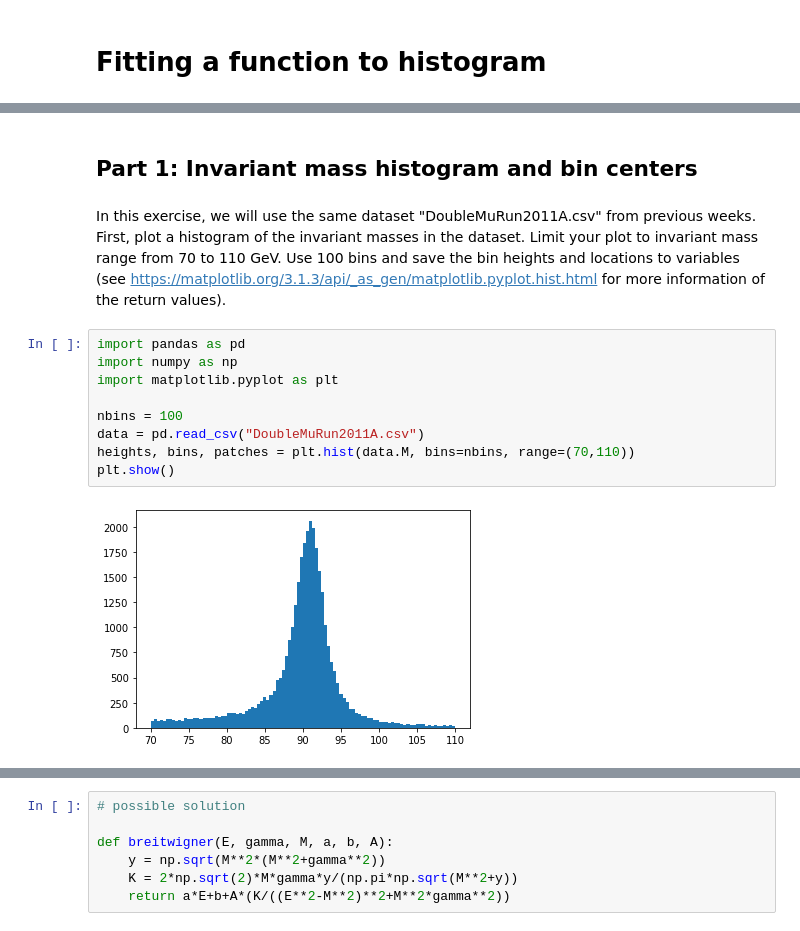
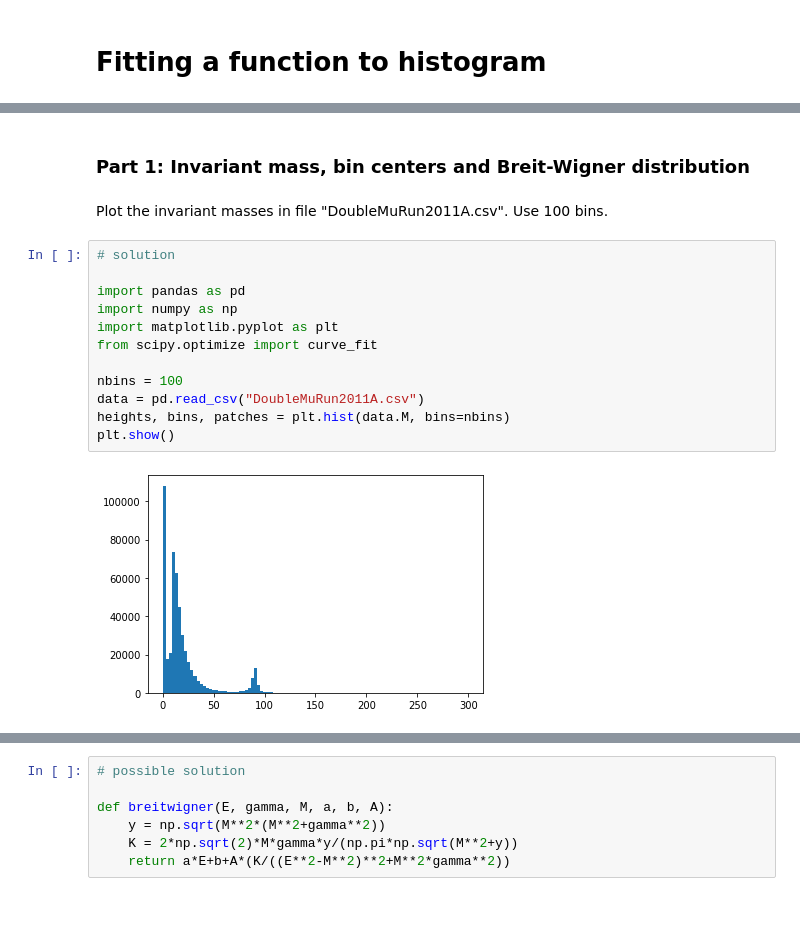
Before and after one commit to mlotti/Hitu_2020, a Jupyter notebook: Notebooks/Week3/Exercise_3_sol.ipynb, the cells around one changed output, grey strips where cells are left out. Drawn from its saved outputs; the diff is of its cells as text.

```diff
--- a/Notebooks/Week3/Exercise_3_sol.ipynb
+++ b/Notebooks/Week3/Exercise_3_sol.ipynb
@@ -33,15 +42,18 @@ By using curve_fit method from scipy-module, we can find optimal parameters for
 # %% [markdown]
-## Part 1: Invariant mass histogram and bin centers
+### Part 1: Invariant mass, bin centers and Breit-Wigner distribution
-# %% [markdown]
-In this exercise, we will use the same dataset "DoubleMuRun2011A.csv" from previous weeks. First, plot a histogram of the invariant masses in the dataset. Limit your plot to invariant mass range from 70 to 110 GeV. Use 100 bins and save the bin heights and locations to variables (see https://matplotlib.org/3.1.3/api/_as_gen/matplotlib.pyplot.hist.html for more information of the return values).
+# %% [markdown]
+Plot the invariant masses in file "DoubleMuRun2011A.csv". Use 100 bins.
 # %%
+# solution
+
 import pandas as pd
 import numpy as np
 import matplotlib.pyplot as plt
+from scipy.optimize import curve_fit
 
 nbins = 100
 data = pd.read_csv("DoubleMuRun2011A.csv")
-heights, bins, patches = plt.hist(data.M, bins=nbins, range=(70,110))
+heights, bins, patches = plt.hist(data.M, bins=nbins)
 plt.show()
 # %% [output]
-[figure, old version]
+[figure, new version]
```
Also changed, not shown: parts of 39 cells of this notebook, 2 other files.
